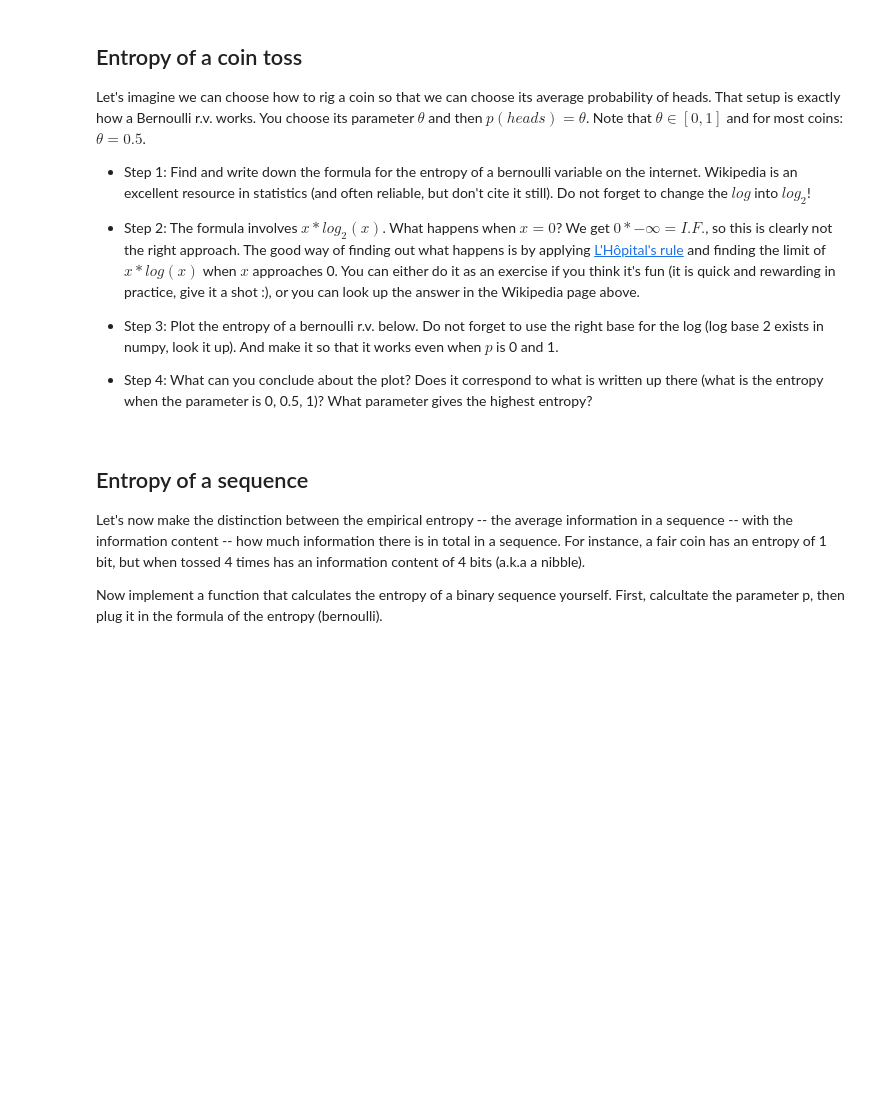
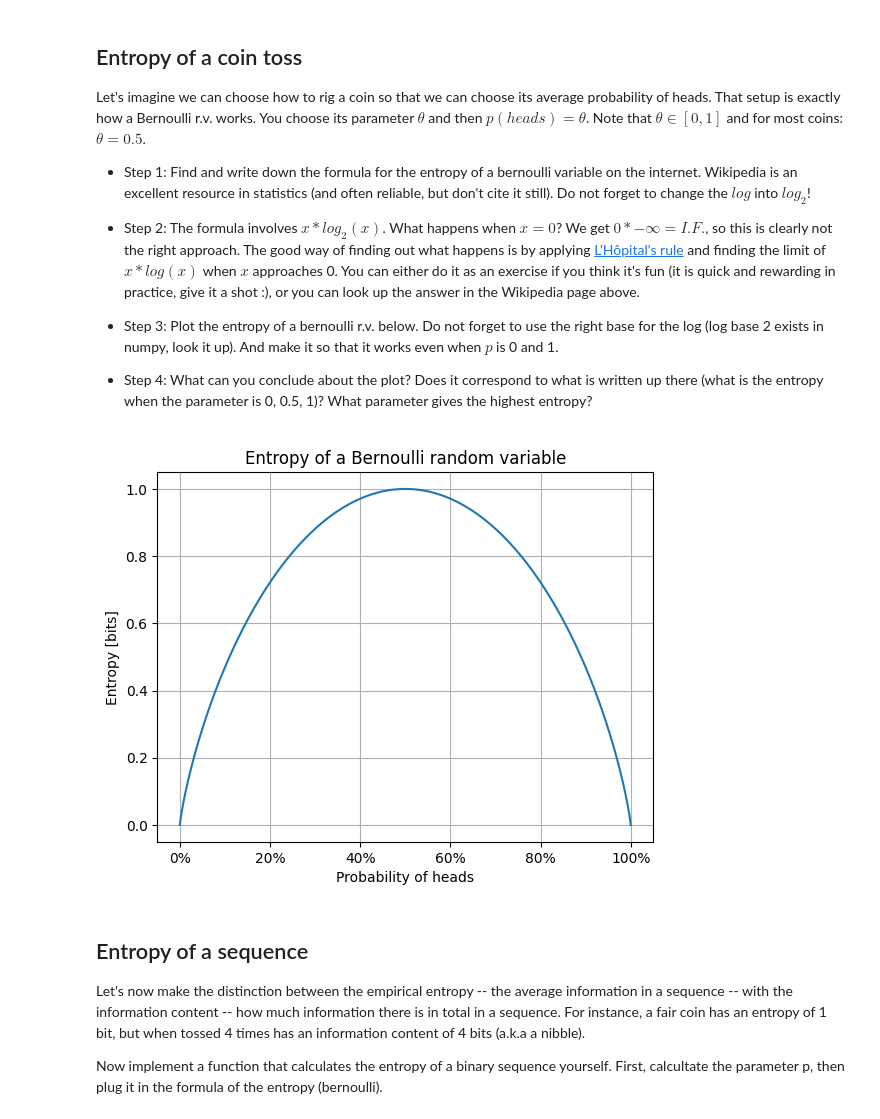
Before and after one commit to efreham1/ml-1dl034-public-assignments, a Jupyter notebook: Assignments/Theoretical/theoretical4.ipynb, the cells around one changed output. Drawn from its saved outputs; the diff is of its cells as text; code cells hidden in the pictures; blank space fills up the shorter version.

```diff
--- a/Assignments/Theoretical/theoretical4.ipynb
+++ b/Assignments/Theoretical/theoretical4.ipynb
@@ -60,27 +60,29 @@ Let's imagine we can choose how to rig a coin so that we can choose its average
 # %%
 # Domain of the parameter p of a Bernoulli rv: p ∈ [0, 1]
 p = np.linspace(0, 1, 1000)
 
 def xln2x(x):
     """ Computes x * log_2(x) in a safe way."""
     # If x is not a numpy array, it becomes one
     if not isinstance(x, np.ndarray):
         x = np.array(x)
     # STUDENT CODE:
-    return ...
+    return np.where(x > 0, x*np.log2(x), 0)
 
 # STUDENT CODE:
 # Use the entropy formula you found in Step 1 above.
-entropy = ...
+entropy = -xln2x(p) -xln2x(1-p)
 
 plt.figure()
 plt.title("Entropy of a Bernoulli random variable")
 plt.plot(p, entropy)
 plt.xlabel("Probability of heads")
 plt.gca().get_xaxis().set_major_formatter(mtick.PercentFormatter(1.0))
 plt.ylabel("Entropy [bits]")
 plt.grid()
 plt.show()
+# %% [output]
+[figure, added]
 # %% [markdown]
 ## Entropy of a sequence
 
```
Also changed, not shown: parts of 8 cells of this notebook, 2 other files.
